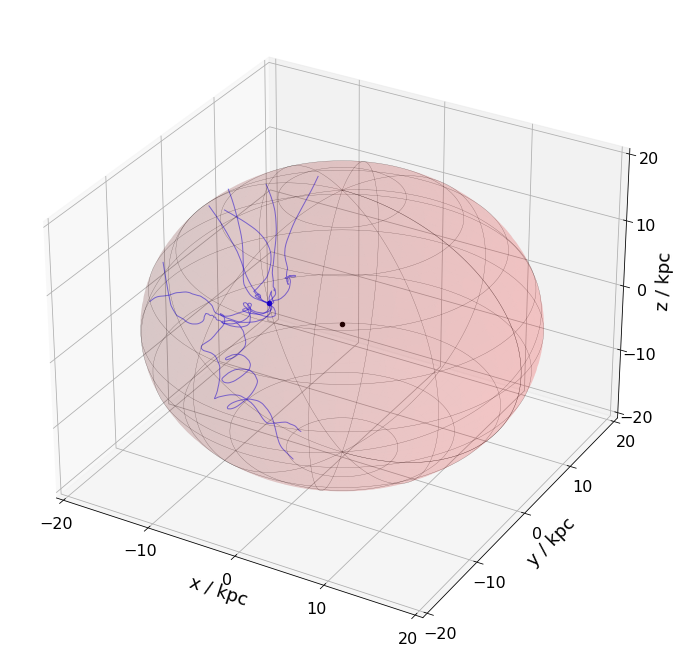
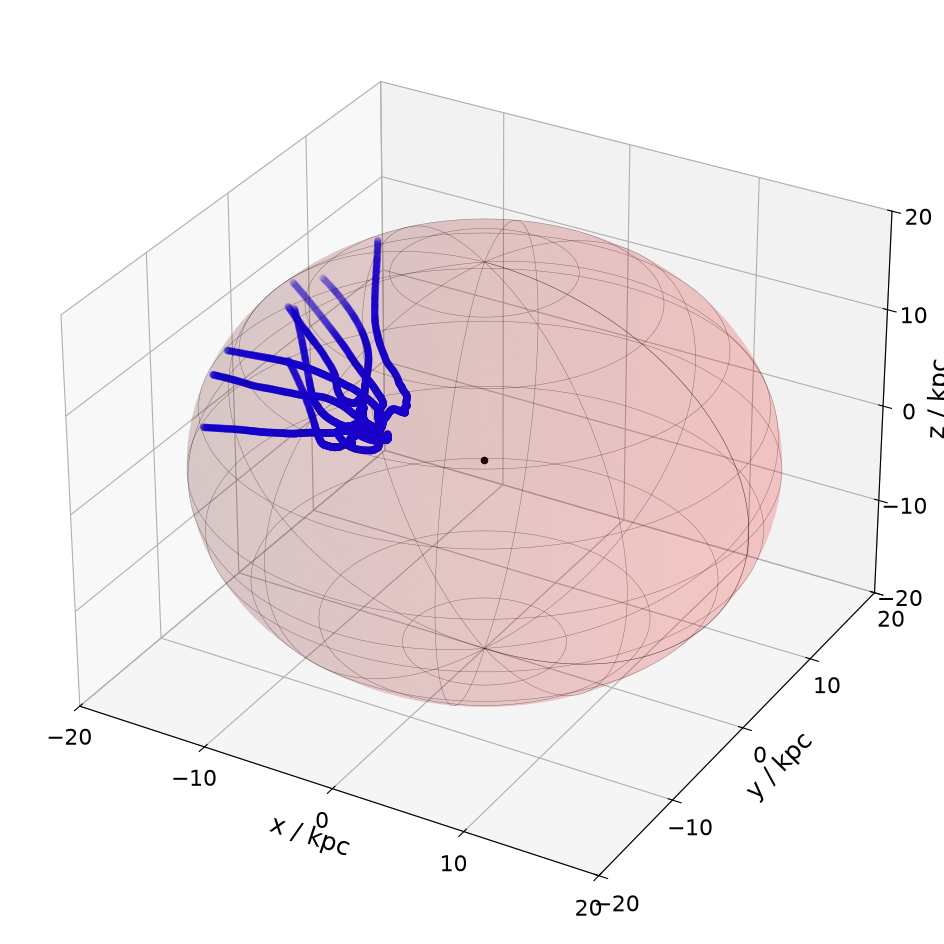
Unified diff of the notebook cell whose output changed from the first chart to the second:
--- before
+++ after
@@ -11,5 +11,5 @@
 for i in range(int(max(I))):
     idx = I == i
-    ax.plot(X[idx], Y[idx], Z[idx], c='b', lw=1, alpha=0.5)
+    ax.scatter(X[idx], Y[idx], Z[idx], c='b', lw=1, alpha=0.5)
 
 # plot Galactic border

Commit: reran all example notebooks